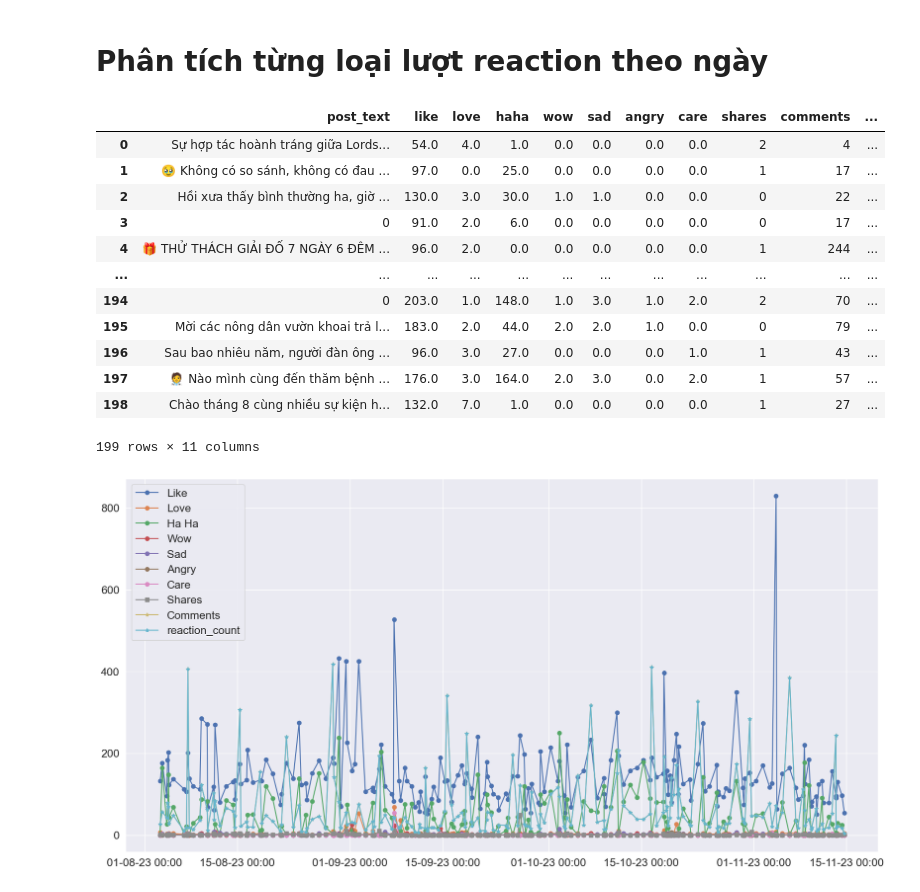
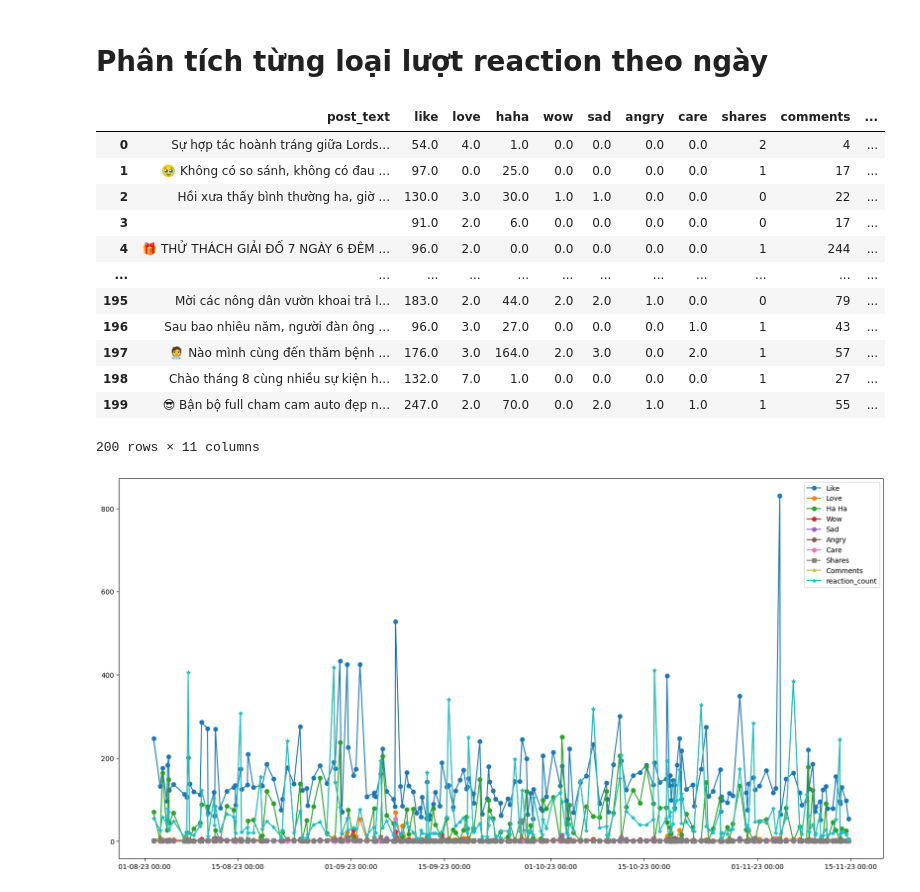
Before and after one commit to nhuyhoan004/Analyze-data-facebook, a Jupyter notebook: Analyze_data_reactions.ipynb, the cells around one changed output. Cells and saved outputs as stored; diff of their text form; code cells hidden in the pictures.

```diff
--- a/Analyze_data_reactions.ipynb
+++ b/Analyze_data_reactions.ipynb
@@ -26,7 +26,7 @@ import pandas as pd
 import matplotlib.pyplot as plt
 import seaborn as sns
 # %%
-raw_df = pd.read_excel('Data/LordsMobileVN.xlsx')
+raw_df = pd.read_csv('Data/LordsMobileVN_clean.csv')
 # %%
 raw_df.info()
 # %% [output]
@@ -169,26 +159,28 @@ post_df_1['reactions'] = post_df_1['reactions'].apply(lambda x : dict(eval(x)) )
 df_reactions = post_df_1['reactions'].apply(pd.Series )
 # %%
 # gộp các cột lại vào dataframe
+df_reactions = df_reactions.fillna(0)
+post_df_1 = post_df_1.fillna(' ')
 post_df_with_reactions = pd.concat([post_df_1, df_reactions], axis=1).drop('reactions', axis=1)
-post_df_with_reactions = post_df_with_reactions.fillna(0)
 post_df_with_reactions[['post_text','like','love','haha','wow','sad','angry','care',
                                  'shares','comments','reaction_count']]
 # %% [output]
 |  | post_text | like | love | haha | wow | sad | angry | care | shares | comments | ... |
 | 0 | Sự hợp tác hoành tráng giữa Lords... | 54.0 | 4.0 | 1.0 | 0.0 | 0.0 | 0.0 | 0.0 | 2 | 4 | ... |
 | 1 | 🥹 Không có so sánh, không có đau ... | 97.0 | 0.0 | 25.0 | 0.0 | 0.0 | 0.0 | 0.0 | 1 | 17 | ... |
 | 2 | Hồi xưa thấy bình thường ha, giờ ... | 130.0 | 3.0 | 30.0 | 1.0 | 1.0 | 0.0 | 0.0 | 0 | 22 | ... |
-| 3 | 0 | 91.0 | 2.0 | 6.0 | 0.0 | 0.0 | 0.0 | 0.0 | 0 | 17 | ... |
+| 3 |  | 91.0 | 2.0 | 6.0 | 0.0 | 0.0 | 0.0 | 0.0 | 0 | 17 | ... |
 | 4 | 🎁 THỬ THÁCH GIẢI ĐỐ 7 NGÀY 6 ĐÊM ... | 96.0 | 2.0 | 0.0 | 0.0 | 0.0 | 0.0 | 0.0 | 1 | 244 | ... |
 | ... | ... | ... | ... | ... | ... | ... | ... | ... | ... | ... | ... |
-| 194 | 0 | 203.0 | 1.0 | 148.0 | 1.0 | 3.0 | 1.0 | 2.0 | 2 | 70 | ... |
 | 195 | Mời các nông dân vườn khoai trả l... | 183.0 | 2.0 | 44.0 | 2.0 | 2.0 | 1.0 | 0.0 | 0 | 79 | ... |
 | 196 | Sau bao nhiêu năm, người đàn ông ... | 96.0 | 3.0 | 27.0 | 0.0 | 0.0 | 0.0 | 1.0 | 1 | 43 | ... |
 | 197 | 🧑‍⚕️ Nào mình cùng đến thăm bệnh ... | 176.0 | 3.0 | 164.0 | 2.0 | 3.0 | 0.0 | 2.0 | 1 | 57 | ... |
 | 198 | Chào tháng 8 cùng nhiều sự kiện h... | 132.0 | 7.0 | 1.0 | 0.0 | 0.0 | 0.0 | 0.0 | 1 | 27 | ... |
+| 199 | 😎 Bận bộ full cham cam auto đẹp n... | 247.0 | 2.0 | 70.0 | 0.0 | 2.0 | 1.0 | 1.0 | 1 | 55 | ... |
-199 rows × 11 columns
+200 rows × 11 columns
 # %%
 fig, ax = plt.subplots(figsize=(20, 10))
+post_df_with_reactions['time'] = pd.to_datetime(post_df_with_reactions['time'])
 ax.plot(post_df_with_reactions['time'], post_df_with_reactions['like'], label = "Like", marker="o")
 ax.plot(post_df_with_reactions['time'], post_df_with_reactions['love'], label = "Love", marker="o")
 ax.plot(post_df_with_reactions['time'], post_df_with_reactions['haha'], label = "Ha Ha", marker="o")
@@ -204,4 +196,4 @@ plt.legend()
 from matplotlib.dates import DateFormatter
 ax.xaxis.set_major_formatter(DateFormatter('%d-%m-%y %H:%M'))
 # %% [output]
-[figure, old version]
+[figure, new version]
```
Also changed, not shown: parts of 15 cells of this notebook, 3 other files.
